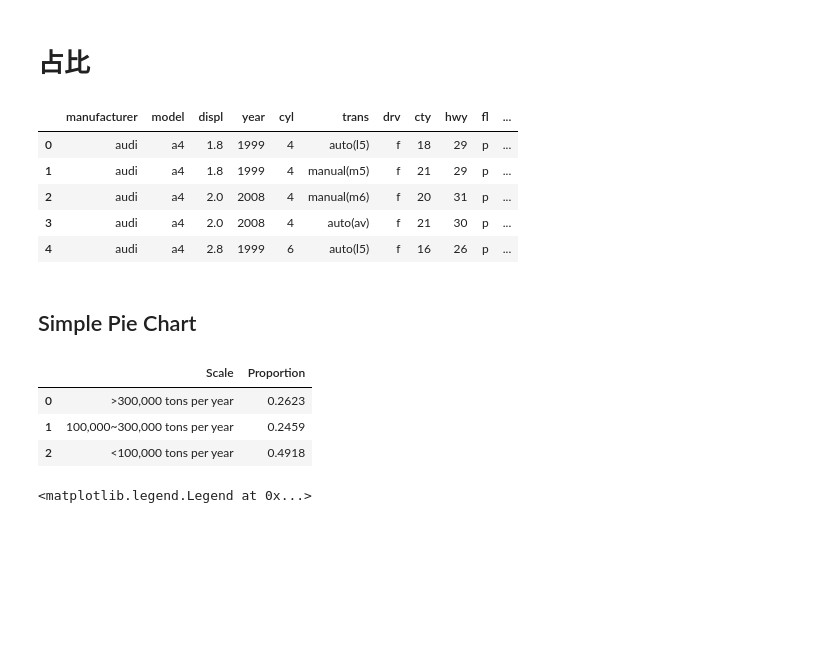
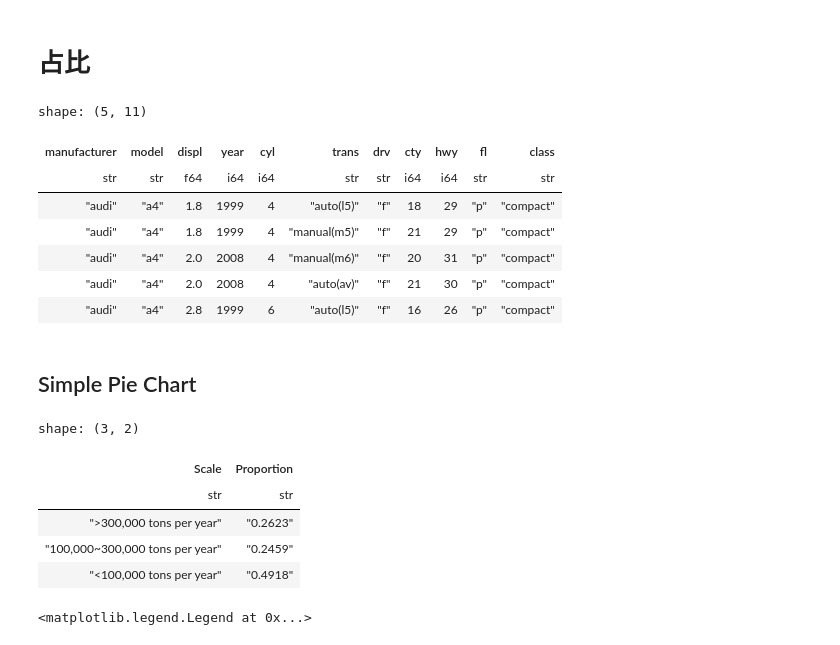
Before and after one commit to ivaquero/blog-bio, a Jupyter notebook: analysis/proportion.ipynb, the cells around one changed output. Cells and saved outputs as stored; diff of their text form; code cells hidden in the pictures; blank space fills up the shorter version.

```diff
--- a/analysis/proportion.ipynb
+++ b/analysis/proportion.ipynb
@@ -7,13 +7,15 @@ import pandas as pd
 # %%
-mpg = pd.read_csv("data/mpg.csv")
+mpg = pl.read_csv("data/mpg.csv")
 mpg.head()
 # %% [output]
+shape: (5, 11)
-|  | manufacturer | model | displ | year | cyl | trans | drv | cty | hwy | fl | ... |
-| 0 | audi | a4 | 1.8 | 1999 | 4 | auto(l5) | f | 18 | 29 | p | ... |
-| 1 | audi | a4 | 1.8 | 1999 | 4 | manual(m5) | f | 21 | 29 | p | ... |
-| 2 | audi | a4 | 2.0 | 2008 | 4 | manual(m6) | f | 20 | 31 | p | ... |
-| 3 | audi | a4 | 2.0 | 2008 | 4 | auto(av) | f | 21 | 30 | p | ... |
-| 4 | audi | a4 | 2.8 | 1999 | 6 | auto(l5) | f | 16 | 26 | p | ... |
+| manufacturer | model | displ | year | cyl | trans | drv | cty | hwy | fl | class |
+| str | str | f64 | i64 | i64 | str | str | i64 | i64 | str | str |
+| "audi" | "a4" | 1.8 | 1999 | 4 | "auto(l5)" | "f" | 18 | 29 | "p" | "compact" |
+| "audi" | "a4" | 1.8 | 1999 | 4 | "manual(m5)" | "f" | 21 | 29 | "p" | "compact" |
+| "audi" | "a4" | 2.0 | 2008 | 4 | "manual(m6)" | "f" | 20 | 31 | "p" | "compact" |
+| "audi" | "a4" | 2.0 | 2008 | 4 | "auto(av)" | "f" | 21 | 30 | "p" | "compact" |
+| "audi" | "a4" | 2.8 | 1999 | 6 | "auto(l5)" | "f" | 16 | 26 | "p" | "compact" |
 # %% [markdown]
 ## Simple Pie Chart
 # %%
@@ -26,11 +28,13 @@ data = {
     "Proportion": ["0.2623", "0.2459", "0.4918"],
 }
 
-df = pd.DataFrame(data)  # noqa: PD901
+df = pl.DataFrame(data)
 df.head()
 # %% [output]
+shape: (3, 2)
-|  | Scale | Proportion |
-| 0 | >300,000 tons per year | 0.2623 |
-| 1 | 100,000~300,000 tons per year | 0.2459 |
-| 2 | <100,000 tons per year | 0.4918 |
+| Scale | Proportion |
+| str | str |
+| ">300,000 tons per year" | "0.2623" |
+| "100,000~300,000 tons per year" | "0.2459" |
+| "<100,000 tons per year" | "0.4918" |
 # %%
```
Also changed, not shown: parts of 5 cells of this notebook, 4 other files.
